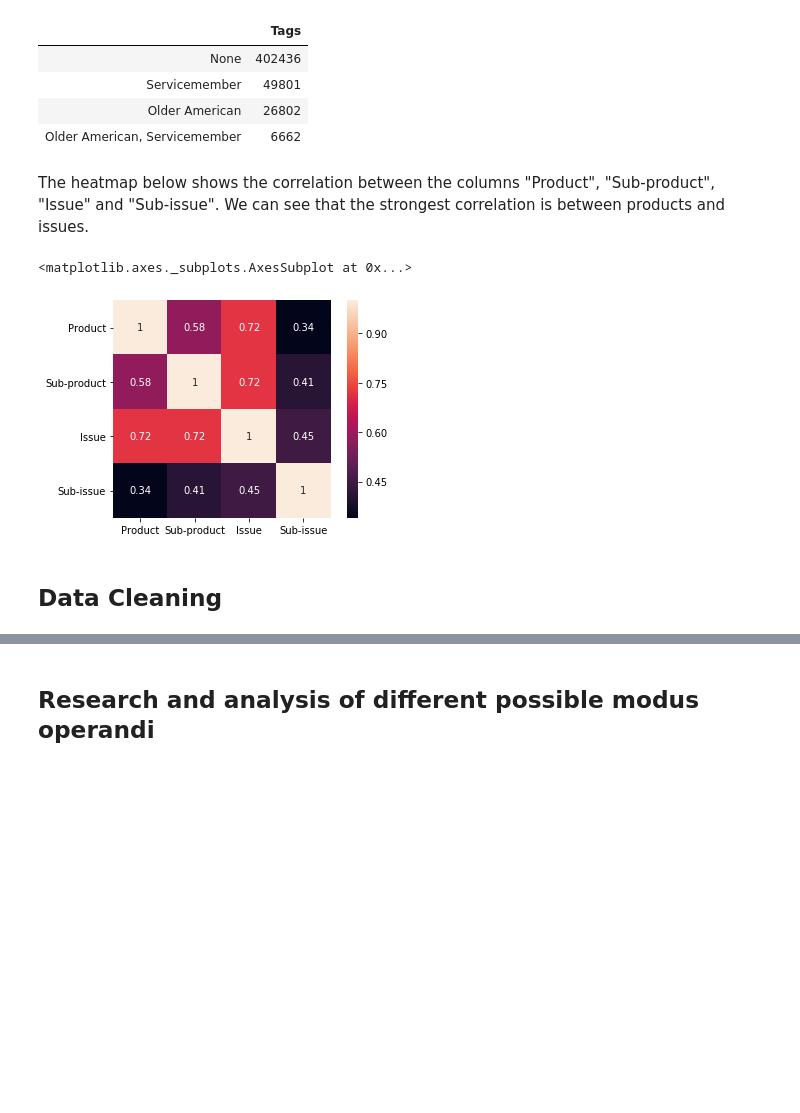
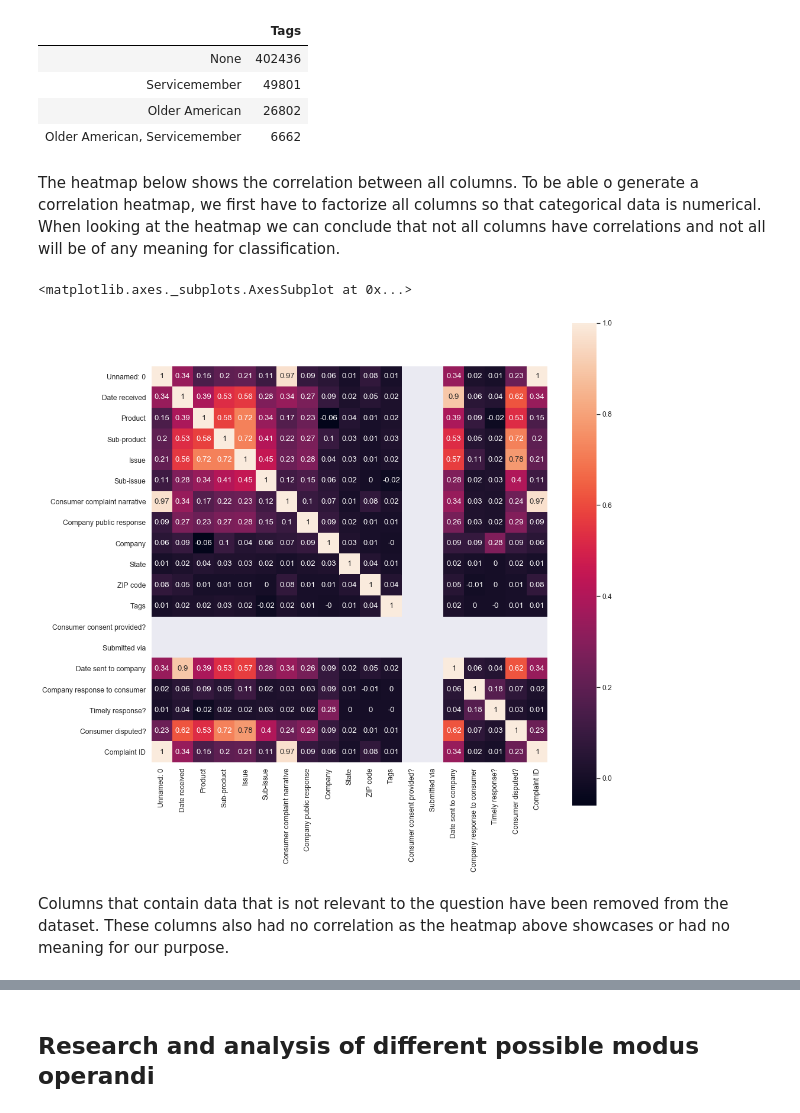
Before and after one commit to GillisWerrebrouck/UGent_Machine-Learning-Project, a Jupyter notebook: project-notebook.ipynb, the cells around one changed output, grey strips where cells are left out. Saved outputs shown, nothing was run; the diff lists cells and outputs as text; code cells hidden in the pictures; blank space fills up the shorter version.

```diff
--- a/project-notebook.ipynb
+++ b/project-notebook.ipynb
@@ -176,16 +184,18 @@ dataset['Tags'].value_counts().to_frame()
 | Servicemember | 49801 |
 | Older American | 26802 |
 | Older American, Servicemember | 6662 |
-# %% [markdown]
-The heatmap below shows the correlation between the columns "Product", "Sub-product", "Issue" and "Sub-issue". We can see that the strongest correlation is between products and issues.
+# %% [markdown]
+The heatmap below shows the correlation between all columns. To be able o generate a correlation heatmap, we first have to factorize all columns so that categorical data is numerical. When looking at the heatmap we can conclude that not all columns have correlations and not all will be of any meaning for classification.
 # %%
-factorized_dataset = dataset.iloc[:,2:6].apply(lambda x: pd.factorize(x)[0])
+factorized_dataset = dataset.apply(lambda x: pd.factorize(x)[0])
 
 corr = factorized_dataset.corr().round(2)
+
+f, ax = plt.subplots(figsize=(15,15))
 sns.heatmap(data=corr, annot=True, square=True)
 # %% [output]
 <matplotlib.axes._subplots.AxesSubplot at 0x...>
-[figure, old version]
+[figure, new version]
-# %% [markdown]
-## Data Cleaning
+# %% [markdown]
+Columns that contain data that is not relevant to the question have been removed from the dataset. These columns also had no correlation as the heatmap above showcases or had no meaning for our purpose.
 # %%
```
Also changed, not shown: parts of 46 cells of this notebook.
